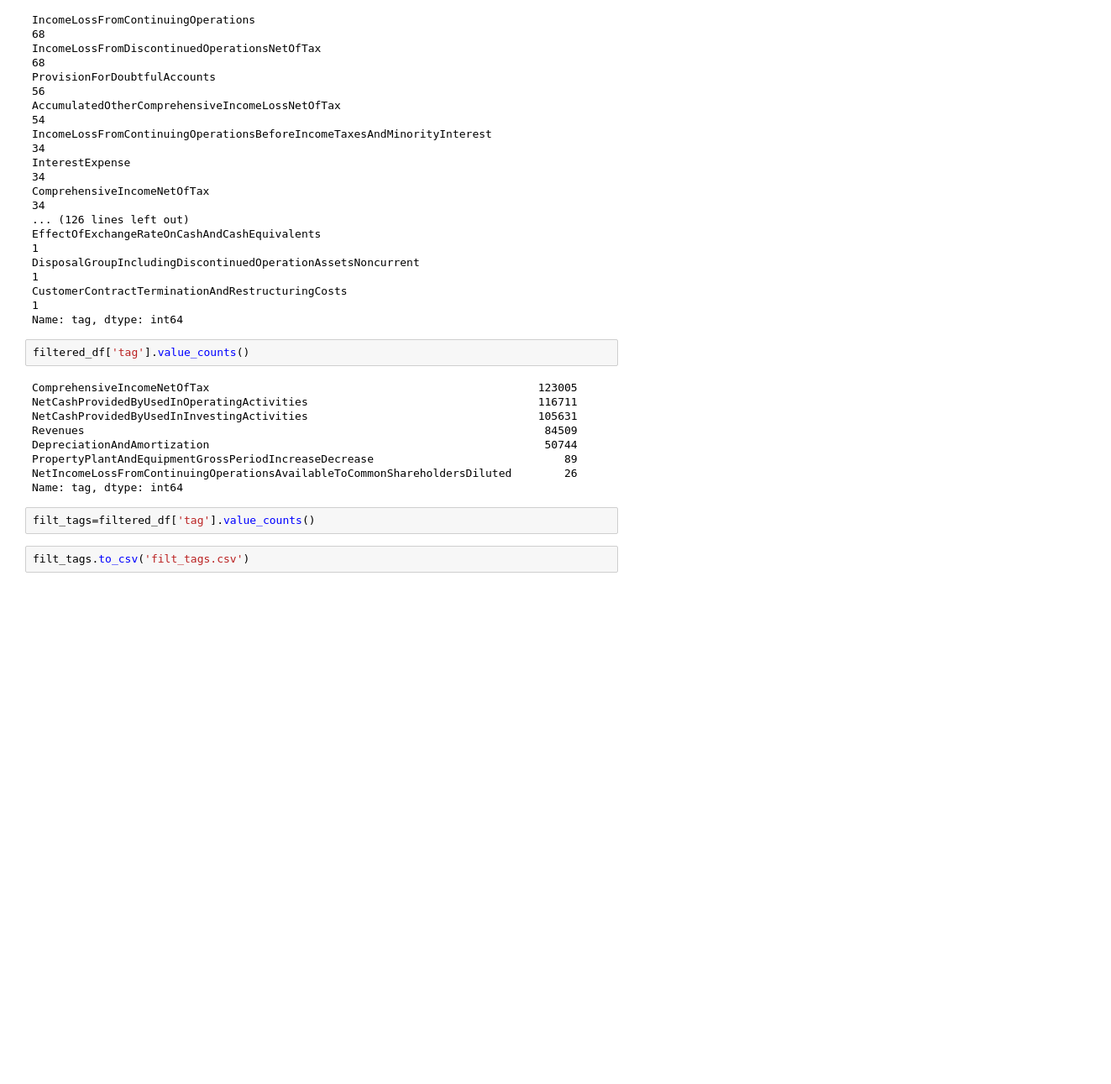
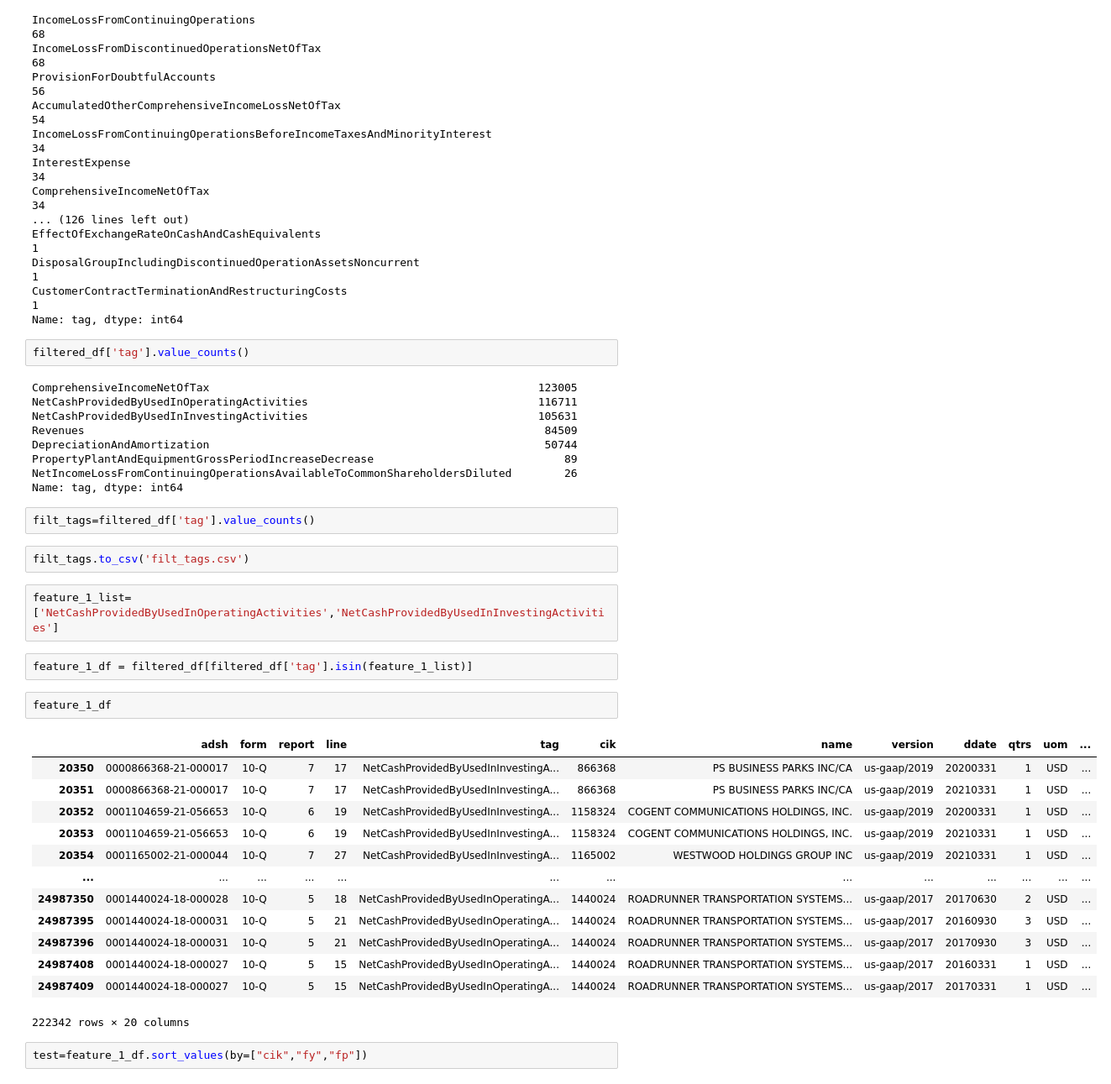
Before and after one commit to Nmack2014/sec-test-new, a Jupyter notebook: SEC_10Q_data_scratch.ipynb, the cells around one changed output. Shown: that part at 84% size. Drawn from its saved outputs; the diff is of its cells as text; blank space fills up the shorter version.

```diff
--- a/SEC_10Q_data_scratch.ipynb
+++ b/SEC_10Q_data_scratch.ipynb
@@ -284,3 +285,25 @@ Name: tag, dtype: int64
 filt_tags=filtered_df['tag'].value_counts()
 # %%
 filt_tags.to_csv('filt_tags.csv')
+# %%
+feature_1_list=['NetCashProvidedByUsedInOperatingActivities','NetCashProvidedByUsedInInvestingActivities']
+# %%
+feature_1_df = filtered_df[filtered_df['tag'].isin(feature_1_list)]
+# %%
+feature_1_df
+# %% [output]
+|  | adsh | form | report | line | tag | cik | name | version | ddate | qtrs | uom | ... |
+| 20350 | 0000866368-21-000017 | 10-Q | 7 | 17 | NetCashProvidedByUsedInInvestingA... | 866368 | PS BUSINESS PARKS INC/CA | us-gaap/2019 | 20200331 | 1 | USD | ... |
+| 20351 | 0000866368-21-000017 | 10-Q | 7 | 17 | NetCashProvidedByUsedInInvestingA... | 866368 | PS BUSINESS PARKS INC/CA | us-gaap/2019 | 20210331 | 1 | USD | ... |
+| 20352 | 0001104659-21-056653 | 10-Q | 6 | 19 | NetCashProvidedByUsedInInvestingA... | 1158324 | COGENT COMMUNICATIONS HOLDINGS, INC. | us-gaap/2019 | 20200331 | 1 | USD | ... |
+| 20353 | 0001104659-21-056653 | 10-Q | 6 | 19 | NetCashProvidedByUsedInInvestingA... | 1158324 | COGENT COMMUNICATIONS HOLDINGS, INC. | us-gaap/2019 | 20210331 | 1 | USD | ... |
+| 20354 | 0001165002-21-000044 | 10-Q | 7 | 27 | NetCashProvidedByUsedInInvestingA... | 1165002 | WESTWOOD HOLDINGS GROUP INC | us-gaap/2019 | 20210331 | 1 | USD | ... |
+| ... | ... | ... | ... | ... | ... | ... | ... | ... | ... | ... | ... | ... |
+| 24987350 | 0001440024-18-000028 | 10-Q | 5 | 18 | NetCashProvidedByUsedInOperatingA... | 1440024 | ROADRUNNER TRANSPORTATION SYSTEMS... | us-gaap/2017 | 20170630 | 2 | USD | ... |
+| 24987395 | 0001440024-18-000031 | 10-Q | 5 | 21 | NetCashProvidedByUsedInOperatingA... | 1440024 | ROADRUNNER TRANSPORTATION SYSTEMS... | us-gaap/2017 | 20160930 | 3 | USD | ... |
+| 24987396 | 0001440024-18-000031 | 10-Q | 5 | 21 | NetCashProvidedByUsedInOperatingA... | 1440024 | ROADRUNNER TRANSPORTATION SYSTEMS... | us-gaap/2017 | 20170930 | 3 | USD | ... |
+| 24987408 | 0001440024-18-000027 | 10-Q | 5 | 15 | NetCashProvidedByUsedInOperatingA... | 1440024 | ROADRUNNER TRANSPORTATION SYSTEMS... | us-gaap/2017 | 20160331 | 1 | USD | ... |
+| 24987409 | 0001440024-18-000027 | 10-Q | 5 | 15 | NetCashProvidedByUsedInOperatingA... | 1440024 | ROADRUNNER TRANSPORTATION SYSTEMS... | us-gaap/2017 | 20170331 | 1 | USD | ... |
+222342 rows × 20 columns
+# %%
+test=feature_1_df.sort_values(by=["cik","fy","fp"])
```
Also changed, not shown: parts of 6 cells of this notebook.
